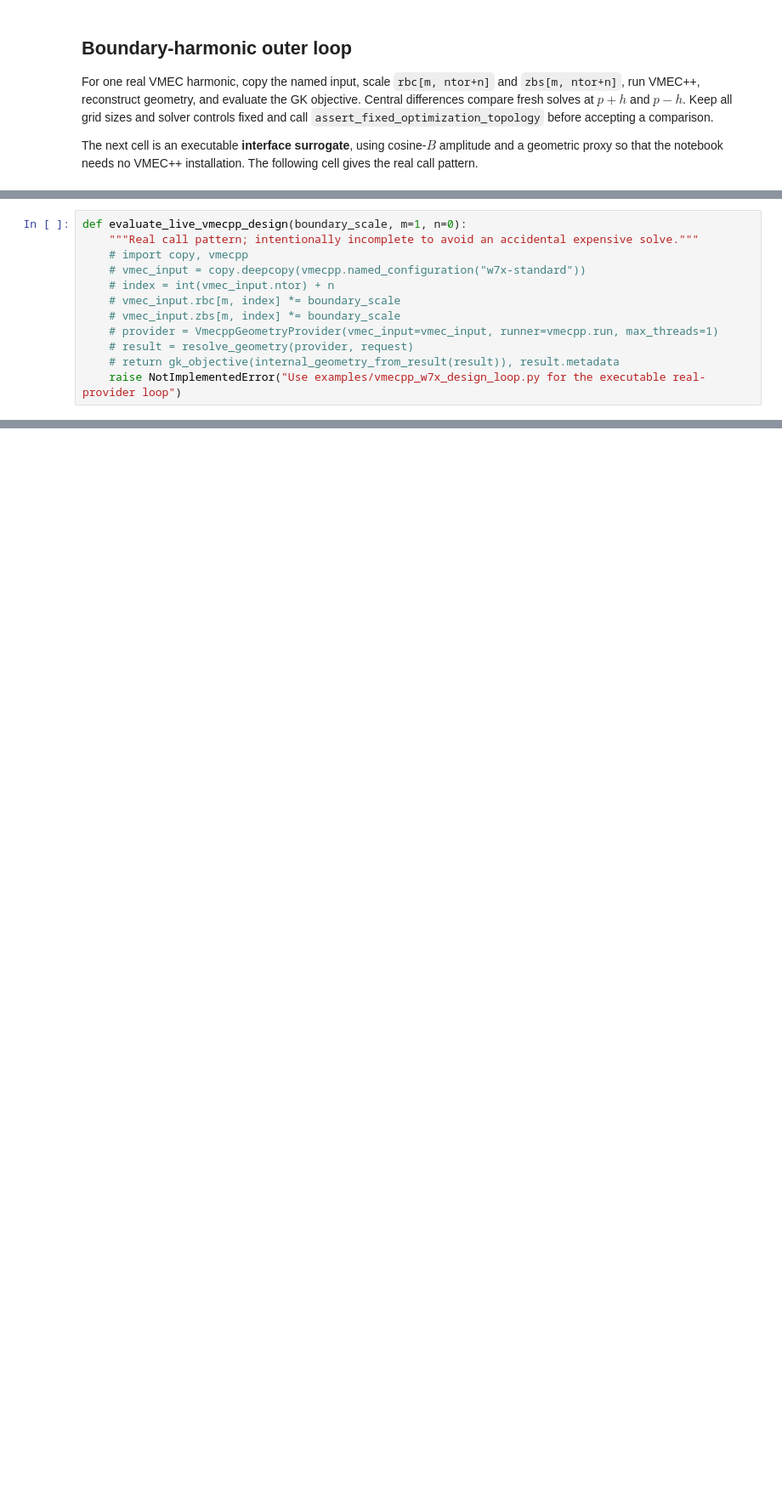
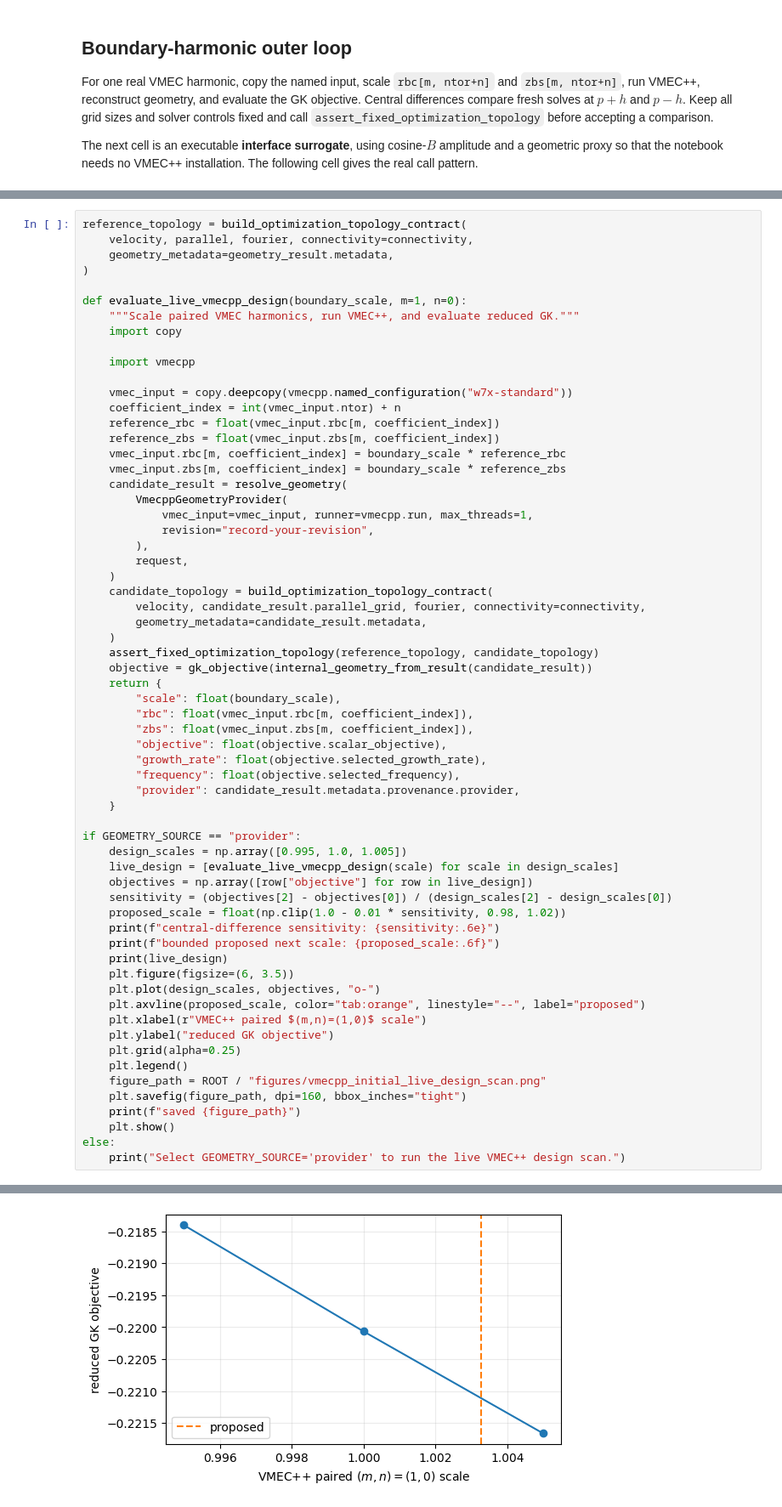
Before and after one commit to PAIdynamics/JAXFluxTubeGK, a Jupyter notebook: examples/vmecpp_geometry_optimization.ipynb, the cells around one changed output, grey strips where cells are left out. Shown at 85% size. Cells and saved outputs as stored; diff of their text form; blank space fills up the shorter version.

Commit message:
Run live geometry optimization examples

```diff
--- a/examples/vmecpp_geometry_optimization.ipynb
+++ b/examples/vmecpp_geometry_optimization.ipynb
@@ -123,12 +145,64 @@ plt.show()
-# %%
-def evaluate_live_vmecpp_design(boundary_scale, m=1, n=0):
-    """Real call pattern; intentionally incomplete to avoid an accidental expensive solve."""
-    # import copy, vmecpp
-    # vmec_input = copy.deepcopy(vmecpp.named_configuration("w7x-standard"))
-    # index = int(vmec_input.ntor) + n
-    # vmec_input.rbc[m, index] *= boundary_scale
-    # vmec_input.zbs[m, index] *= boundary_scale
-    # provider = VmecppGeometryProvider(vmec_input=vmec_input, runner=vmecpp.run, max_threads=1)
-    # result = resolve_geometry(provider, request)
-    # return gk_objective(internal_geometry_from_result(result)), result.metadata
-    raise NotImplementedError("Use examples/vmecpp_w7x_design_loop.py for the executable real-provider loop")
+# %%
+reference_topology = build_optimization_topology_contract(
+    velocity, parallel, fourier, connectivity=connectivity,
+    geometry_metadata=geometry_result.metadata,
+)
+
+def evaluate_live_vmecpp_design(boundary_scale, m=1, n=0):
+    """Scale paired VMEC harmonics, run VMEC++, and evaluate reduced GK."""
+    import copy
+
+    import vmecpp
+
+    vmec_input = copy.deepcopy(vmecpp.named_configuration("w7x-standard"))
+    coefficient_index = int(vmec_input.ntor) + n
+    reference_rbc = float(vmec_input.rbc[m, coefficient_index])
+    reference_zbs = float(vmec_input.zbs[m, coefficient_index])
+    vmec_input.rbc[m, coefficient_index] = boundary_scale * reference_rbc
+    vmec_input.zbs[m, coefficient_index] = boundary_scale * reference_zbs
+    candidate_result = resolve_geometry(
+        VmecppGeometryProvider(
+            vmec_input=vmec_input, runner=vmecpp.run, max_threads=1,
+            revision="record-your-revision",
+        ),
+        request,
+    )
+    candidate_topology = build_optimization_topology_contract(
+        velocity, candidate_result.parallel_grid, fourier, connectivity=connectivity,
+        geometry_metadata=candidate_result.metadata,
+    )
+    assert_fixed_optimization_topology(reference_topology, candidate_topology)
+    objective = gk_objective(internal_geometry_from_result(candidate_result))
+    return {
+        "scale": float(boundary_scale),
+        "rbc": float(vmec_input.rbc[m, coefficient_index]),
+        "zbs": float(vmec_input.zbs[m, coefficient_index]),
+        "objective": float(objective.scalar_objective),
+        "growth_rate": float(objective.selected_growth_rate),
+        "frequency": float(objective.selected_frequency),
+        "provider": candidate_result.metadata.provenance.provider,
+    }
+
+if GEOMETRY_SOURCE == "provider":
+    design_scales = np.array([0.995, 1.0, 1.005])
+    live_design = [evaluate_live_vmecpp_design(scale) for scale in design_scales]
+    objectives = np.array([row["objective"] for row in live_design])
+    sensitivity = (objectives[2] - objectives[0]) / (design_scales[2] - design_scales[0])
+    proposed_scale = float(np.clip(1.0 - 0.01 * sensitivity, 0.98, 1.02))
+    print(f"central-difference sensitivity: {sensitivity:.6e}")
+    print(f"bounded proposed next scale: {proposed_scale:.6f}")
+    print(live_design)
+    plt.figure(figsize=(6, 3.5))
+    plt.plot(design_scales, objectives, "o-")
+    plt.axvline(proposed_scale, color="tab:orange", linestyle="--", label="proposed")
+    plt.xlabel(r"VMEC++ paired $(m,n)=(1,0)$ scale")
+    plt.ylabel("reduced GK objective")
+    plt.grid(alpha=0.25)
+    plt.legend()
+    figure_path = ROOT / "figures/vmecpp_initial_live_design_scan.png"
+    plt.savefig(figure_path, dpi=160, bbox_inches="tight")
+    print(f"saved {figure_path}")
+    plt.show()
+else:
+    print("Select GEOMETRY_SOURCE='provider' to run the live VMEC++ design scan.")
+# %% [output]
@@ -135,3 +213,4 @@ def evaluate_live_vmecpp_design(boundary_scale, m=1, n=0):
+[figure, added]
 # %% [markdown]
 ### From demonstration to useful optimization
 
```
Also changed, not shown: parts of 8 cells of this notebook, 9 other files.
